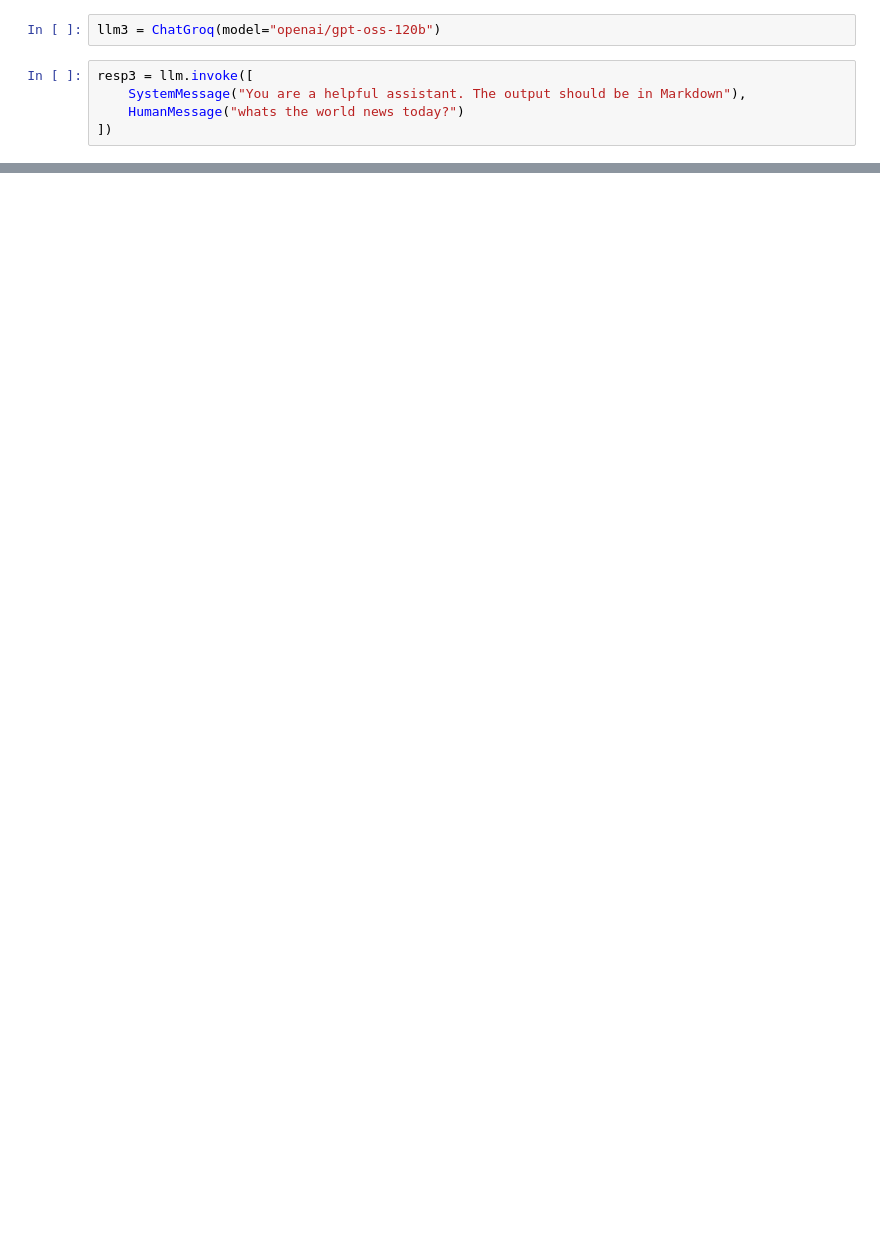
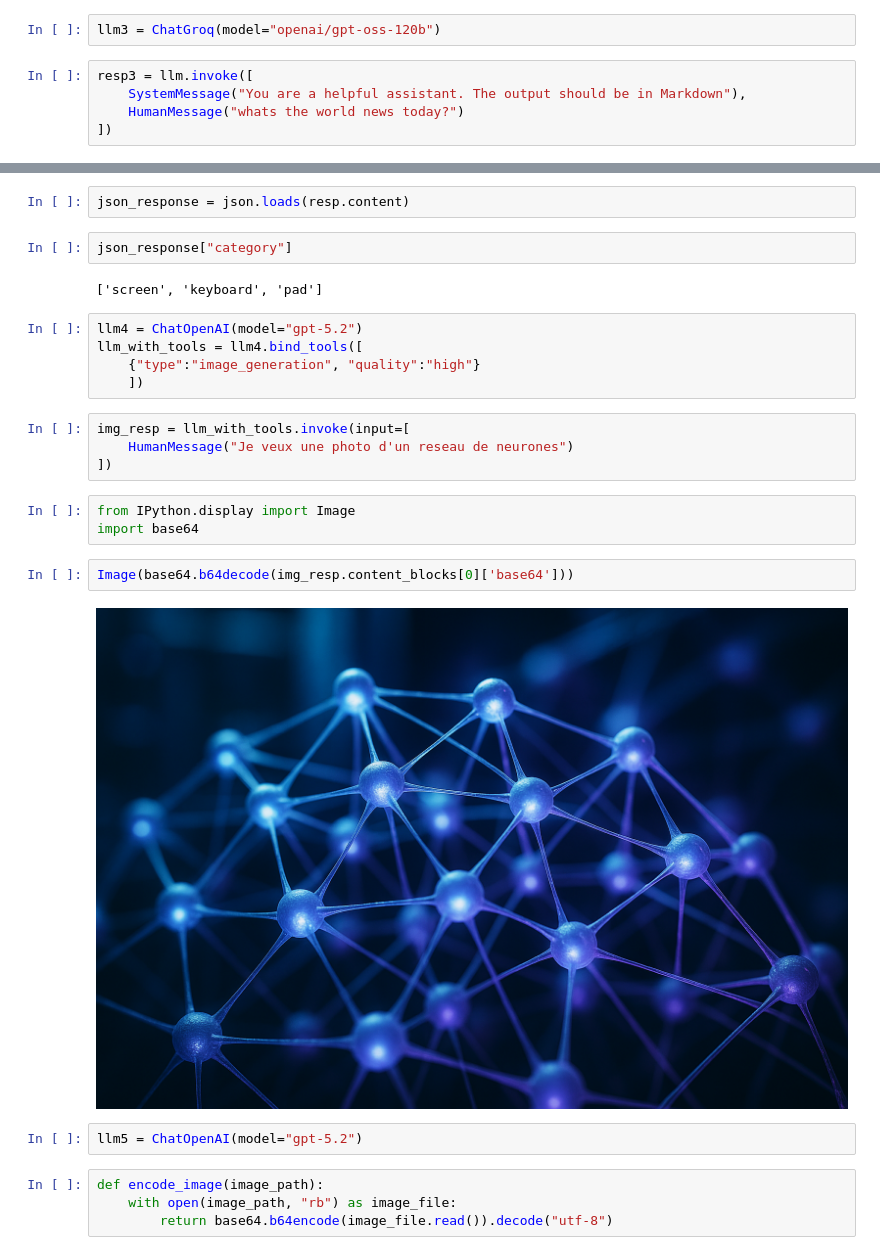
Before and after one commit to ElMehdiEssakhi/TP1-Prompt-Engineerin-For-Multi-Agent-Systems, a Jupyter notebook: TP1.ipynb, the cells around one changed output, grey strips where cells are left out. Saved outputs shown, nothing was run; the diff lists cells and outputs as text; blank space fills up the shorter version.

```diff
--- a/TP1.ipynb
+++ b/TP1.ipynb
@@ -189,0 +210,28 @@ None
+# %%
+json_response = json.loads(resp.content)
+# %%
+json_response["category"]
+# %% [output]
+['screen', 'keyboard', 'pad']
+# %%
+llm4 = ChatOpenAI(model="gpt-5.2")
+llm_with_tools = llm4.bind_tools([
+    {"type":"image_generation", "quality":"high"}
+    ])
+# %%
+img_resp = llm_with_tools.invoke(input=[
+    HumanMessage("Je veux une photo d'un reseau de neurones")
+])
+# %%
+from IPython.display import Image
+import base64
+# %%
+Image(base64.b64decode(img_resp.content_blocks[0]['base64']))
+# %% [output]
+[figure, added]
+# %%
+llm5 = ChatOpenAI(model="gpt-5.2")
+# %%
+def encode_image(image_path):
+    with open(image_path, "rb") as image_file:
+        return base64.b64encode(image_file.read()).decode("utf-8")
```
Also changed, not shown: parts of 12 cells of this notebook, 2 other files.
